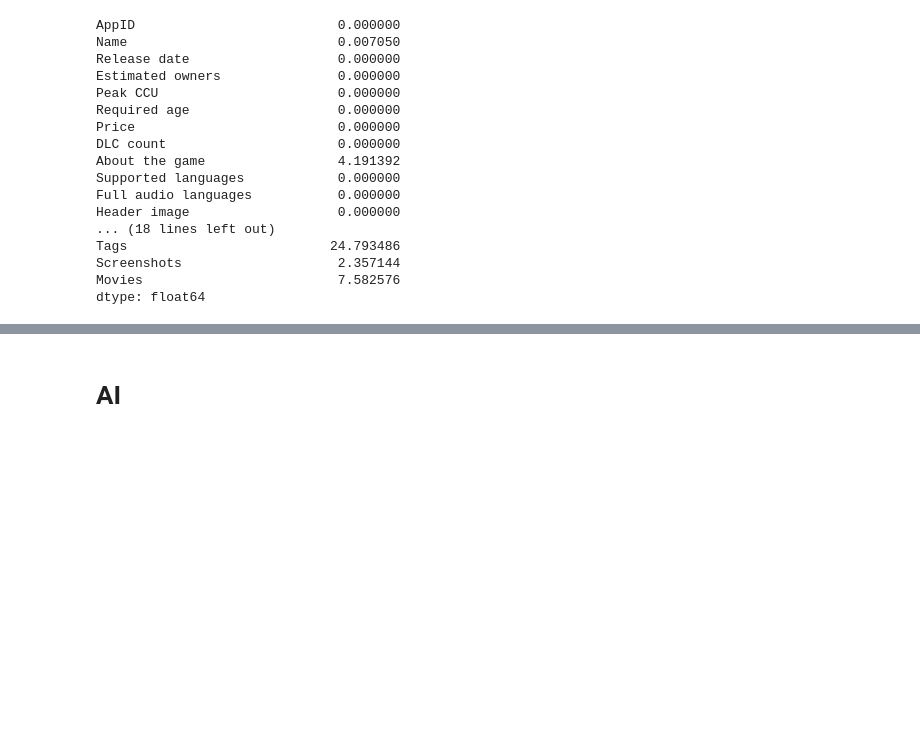
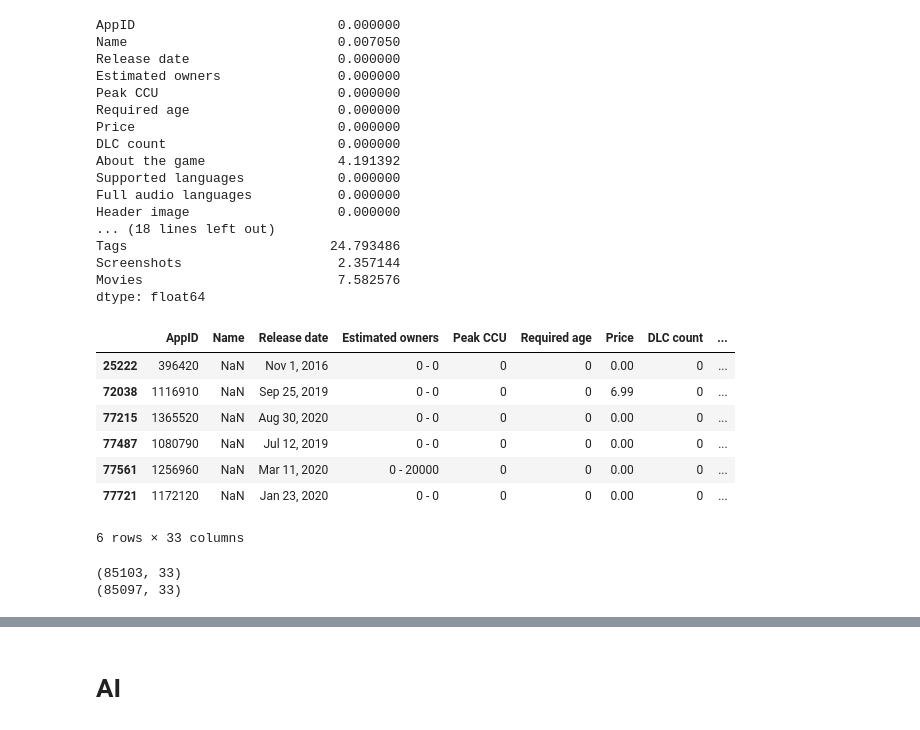
Before and after one commit to kvlrdhrs/Steam-Games-Analytics, a Jupyter notebook: main.ipynb, the cells around one changed output, grey strips where cells are left out. Saved outputs shown, nothing was run; the diff lists cells and outputs as text; code cells hidden in the pictures; blank space fills up the shorter version.

```diff
--- a/main.ipynb
+++ b/main.ipynb
@@ -123,3 +125,22 @@ Tags                          24.793486
 Screenshots                    2.357144
 Movies                         7.582576
 dtype: float64
+# %%
+games.loc[games.Name.isnull()]
+# %% [output]
+|  | AppID | Name | Release date | Estimated owners | Peak CCU | Required age | Price | DLC count | ... |
+| 25222 | 396420 | NaN | Nov 1, 2016 | 0 - 0 | 0 | 0 | 0.00 | 0 | ... |
+| 72038 | 1116910 | NaN | Sep 25, 2019 | 0 - 0 | 0 | 0 | 6.99 | 0 | ... |
+| 77215 | 1365520 | NaN | Aug 30, 2020 | 0 - 0 | 0 | 0 | 0.00 | 0 | ... |
+| 77487 | 1080790 | NaN | Jul 12, 2019 | 0 - 0 | 0 | 0 | 0.00 | 0 | ... |
+| 77561 | 1256960 | NaN | Mar 11, 2020 | 0 - 20000 | 0 | 0 | 0.00 | 0 | ... |
+| 77721 | 1172120 | NaN | Jan 23, 2020 | 0 - 0 | 0 | 0 | 0.00 | 0 | ... |
+6 rows × 33 columns
+# %%
+# i will drop the rows witn nan in the name column
+print(games.shape)
+games = games.dropna(subset=['Name'])
+print(games.shape)
+# %% [output]
+(85103, 33)
+(85097, 33)
```
Also changed, not shown: parts of 18 cells of this notebook.
